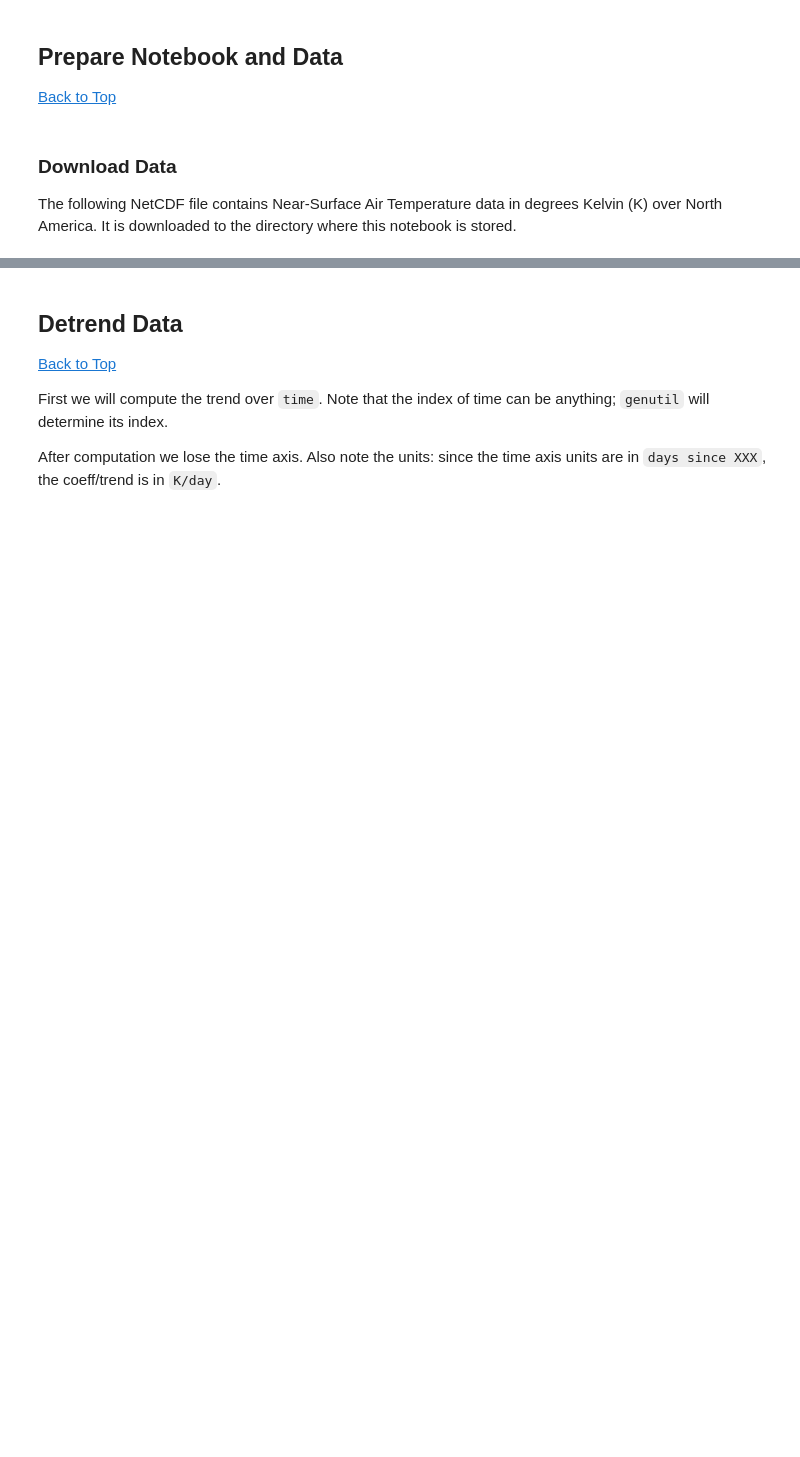
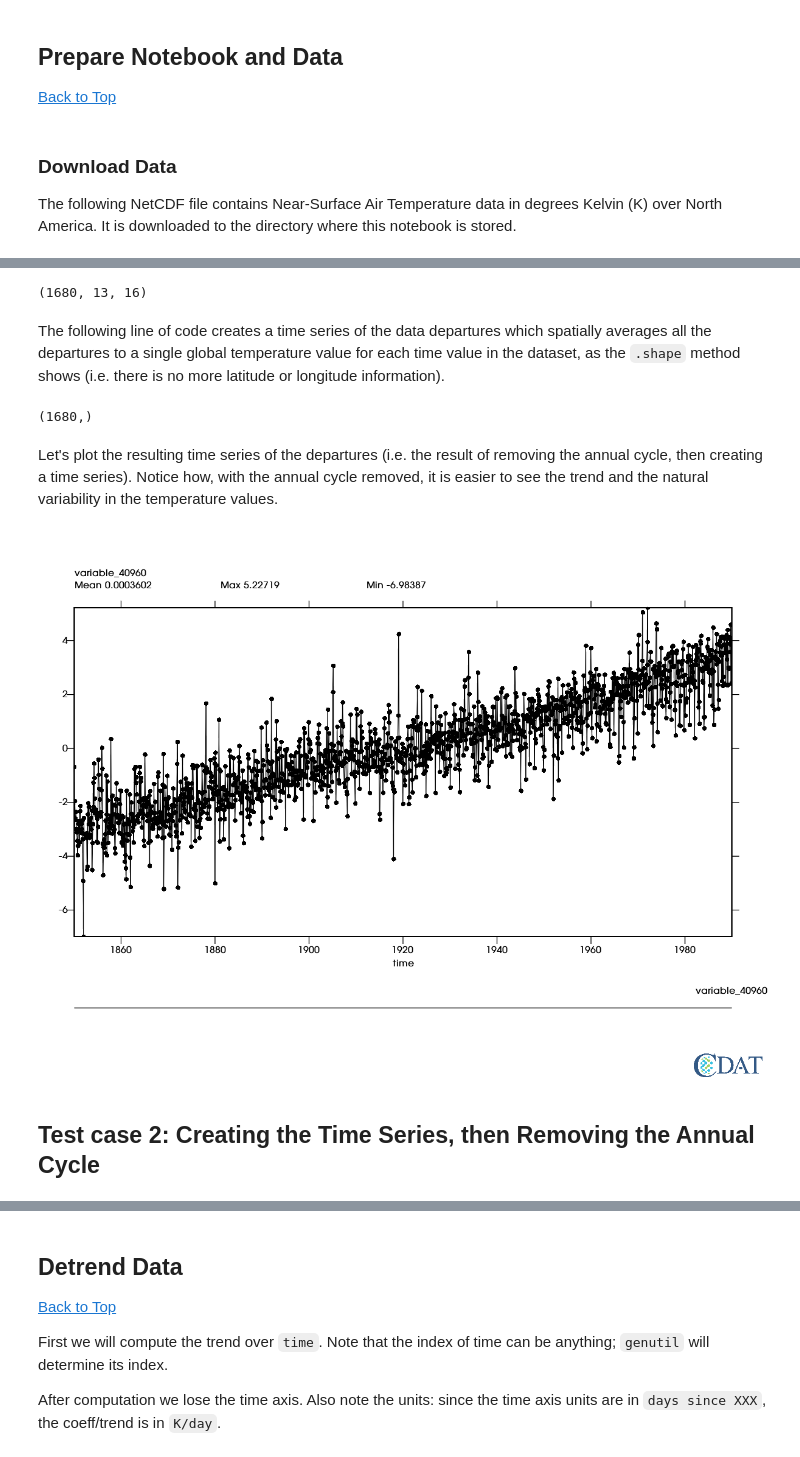
Before and after one commit to CDAT/Jupyter-notebooks, a Jupyter notebook: scientific/Detrend_Data/Detrend_data.ipynb, the cells around one changed output, grey strips where cells are left out. Saved outputs shown, nothing was run; the diff lists cells and outputs as text; code cells hidden in the pictures; blank space fills up the shorter version.

````diff
--- a/scientific/Detrend_Data/Detrend_data.ipynb
+++ b/scientific/Detrend_Data/Detrend_data.ipynb
@@ -85,0 +104,6 @@ x.plot(data_ts, line)
+# %%
+data_departures.shape
+# %% [output]
+(1680, 13, 16)
+# %% [markdown]
+The following line of code creates a time series of the data departures which spatially averages all the departures to a single global temperature value for each time value in the dataset, as the ```.shape``` method shows (i.e. there is no more latitude or longitude information).
@@ -85,0 +112,13 @@ x.plot(data_ts, line)
+# %%
+data_departures_ts.shape
+# %% [output]
+(1680,)
+# %% [markdown]
+Let's plot the resulting time series of the departures (i.e. the result of removing the annual cycle, then creating a time series). Notice how, with the annual cycle removed, it is easier to see the trend and the natural variability in the temperature values.
+# %%
+x.clear()
+x.plot(data_departures_ts)
+# %% [output]
+[figure, added]
+# %% [markdown]
+## Test case 2: Creating the Time Series, then Removing the Annual Cycle
````
Also changed, not shown: parts of 38 cells of this notebook.
